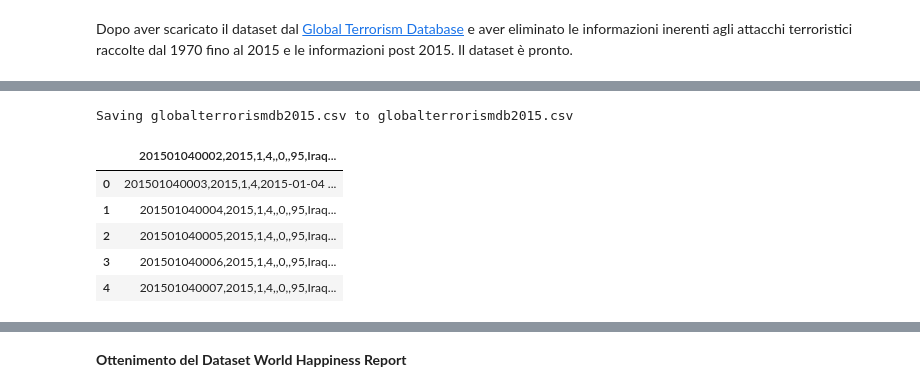
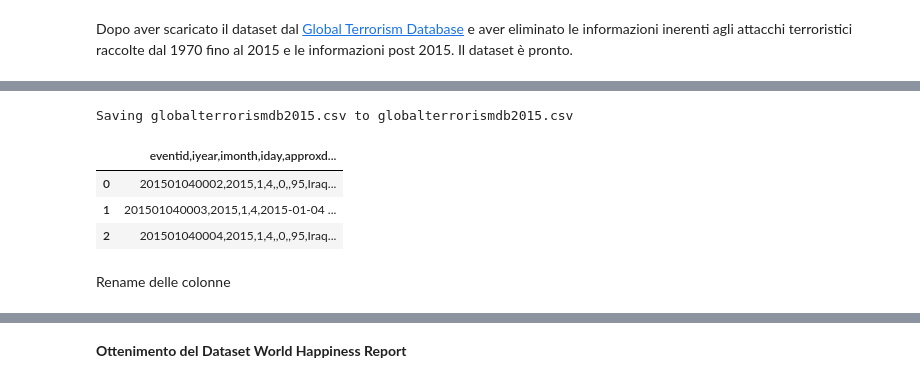
Before and after one commit to lnrdmnc/Model-prediction-for-terrorist-attacks-IA, a Jupyter notebook: Model_prediction_for_terrorist_attacks_IA.ipynb, the cells around one changed output, grey strips where cells are left out. Cells and saved outputs as stored; diff of their text form; code cells hidden in the pictures.

```diff
--- a/Model_prediction_for_terrorist_attacks_IA.ipynb
+++ b/Model_prediction_for_terrorist_attacks_IA.ipynb
@@ -8,21 +8,22 @@ Il dataset è pronto.
 # %%
 import pandas as pd
 import os
 import matplotlib.pyplot as plt
 from six.moves import urllib
 import seaborn as sb
 from matplotlib import style
 from google.colab import files
 import io
 uploaded = files.upload()
 gtd=pd.read_csv(io.BytesIO(uploaded['globalterrorismdb2015.csv']),sep='|',encoding="ISO-8859-1")
-gtd.head(5)
+gtd.rename(columns={'iyear':'Year','imonth':'Month','iday':'Day','country_txt':'Country','region_txt':'Region','attacktype1_txt':'AttackType','target1':'Target','nkill':'Killed','nwound':'Wounded','summary':'Summary','gname':'Group','targtype1_txt':'Target_type','weaptype1_txt':'Weapon_type','motive':'Motive'},inplace=True)
+gtd.head(3)
 # %% [output]
 [interactive output not drawn]
 Saving globalterrorismdb2015.csv to globalterrorismdb2015.csv
-|  | 201501040002,2015,1,4,,0,,95,Iraq... |
-| 0 | 201501040003,2015,1,4,2015-01-04 ... |
-| 1 | 201501040004,2015,1,4,,0,,95,Iraq... |
-| 2 | 201501040005,2015,1,4,,0,,95,Iraq... |
-| 3 | 201501040006,2015,1,4,,0,,95,Iraq... |
-| 4 | 201501040007,2015,1,4,,0,,95,Iraq... |
+|  | eventid,iyear,imonth,iday,approxd... |
+| 0 | 201501040002,2015,1,4,,0,,95,Iraq... |
+| 1 | 201501040003,2015,1,4,2015-01-04 ... |
+| 2 | 201501040004,2015,1,4,,0,,95,Iraq... |
+# %% [markdown]
+Rename delle colonne
```
Also changed, not shown: parts of 2 cells of this notebook.
